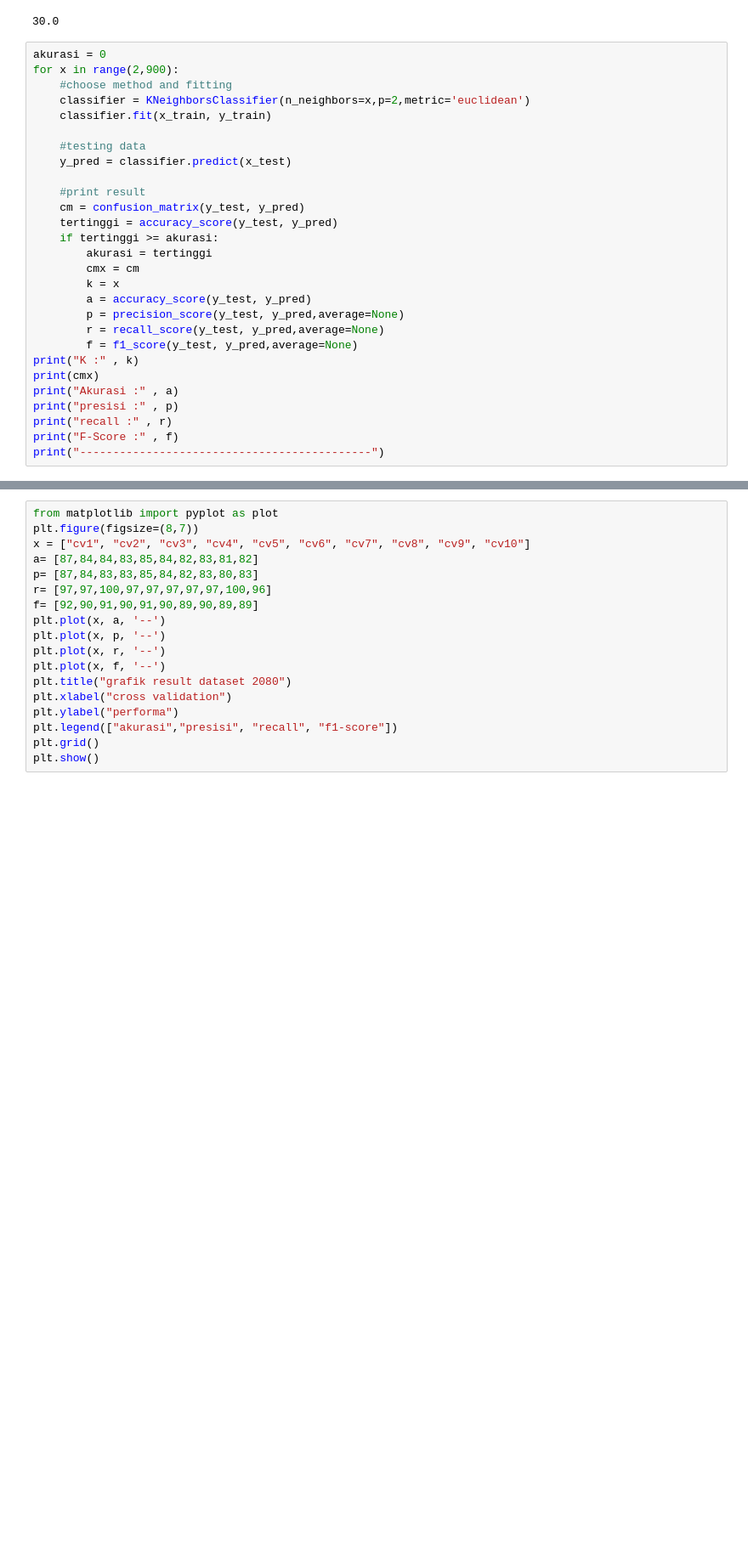
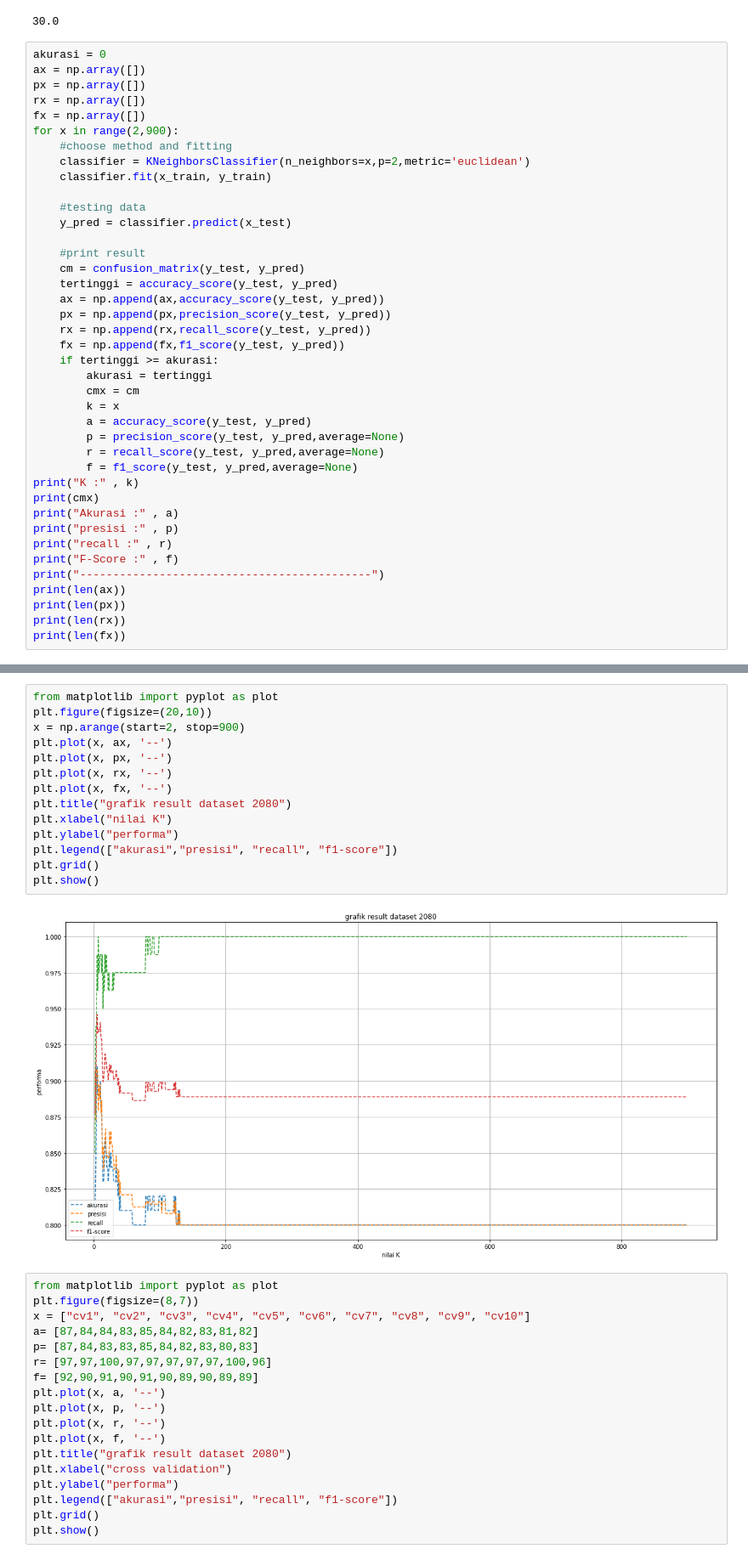
Before and after one commit to HuzainAzis/knn-cv, a Jupyter notebook: sourcecode.ipynb, the cells around one changed output, grey strips where cells are left out. Shown at 85% size. Cells and saved outputs as stored; diff of their text form; blank space fills up the shorter version.

```diff
--- a/sourcecode.ipynb
+++ b/sourcecode.ipynb
@@ -100,6 +100,10 @@ math.sqrt(900)
 30.0
 # %%
 akurasi = 0
+ax = np.array([])
+px = np.array([])
+rx = np.array([])
+fx = np.array([])
 for x in range(2,900):
     #choose method and fitting
     classifier = KNeighborsClassifier(n_neighbors=x,p=2,metric='euclidean')
@@ -111,6 +115,10 @@ for x in range(2,900):
     #print result
     cm = confusion_matrix(y_test, y_pred)
     tertinggi = accuracy_score(y_test, y_pred)
+    ax = np.append(ax,accuracy_score(y_test, y_pred))
+    px = np.append(px,precision_score(y_test, y_pred))
+    rx = np.append(rx,recall_score(y_test, y_pred))
+    fx = np.append(fx,f1_score(y_test, y_pred))
     if tertinggi >= akurasi:
         akurasi = tertinggi
         cmx = cm
@@ -126,6 +134,10 @@ print("presisi :" , p)
 print("recall :" , r)
 print("F-Score :" , f)
 print("--------------------------------------------")
+print(len(ax))
+print(len(px))
+print(len(rx))
+print(len(fx))
 # %% [output]
 K : 5
 [[12  8]
@@ -146,3 +154,19 @@ F-Score : [0.66666667 0.93413174]
+# %%
+from matplotlib import pyplot as plot
+plt.figure(figsize=(20,10))
+x = np.arange(start=2, stop=900)
+plt.plot(x, ax, '--')
+plt.plot(x, px, '--')
+plt.plot(x, rx, '--')
+plt.plot(x, fx, '--')
+plt.title("grafik result dataset 2080")
+plt.xlabel("nilai K")
+plt.ylabel("performa")
+plt.legend(["akurasi","presisi", "recall", "f1-score"])
+plt.grid()
+plt.show()
+# %% [output]
+[figure, added]
 # %%
 from matplotlib import pyplot as plot
 plt.figure(figsize=(8,7))
```
Also changed, not shown: parts of 1 cell of this notebook.
